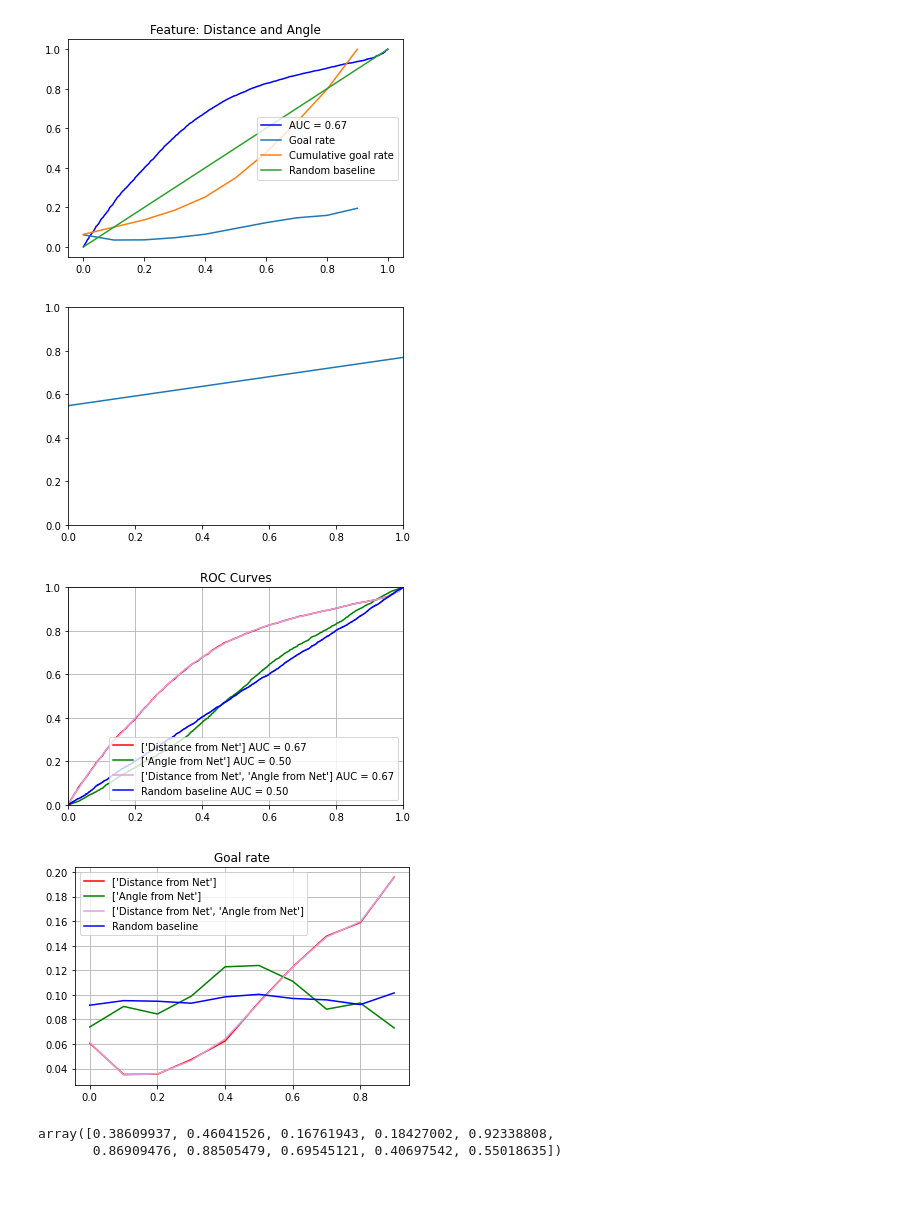
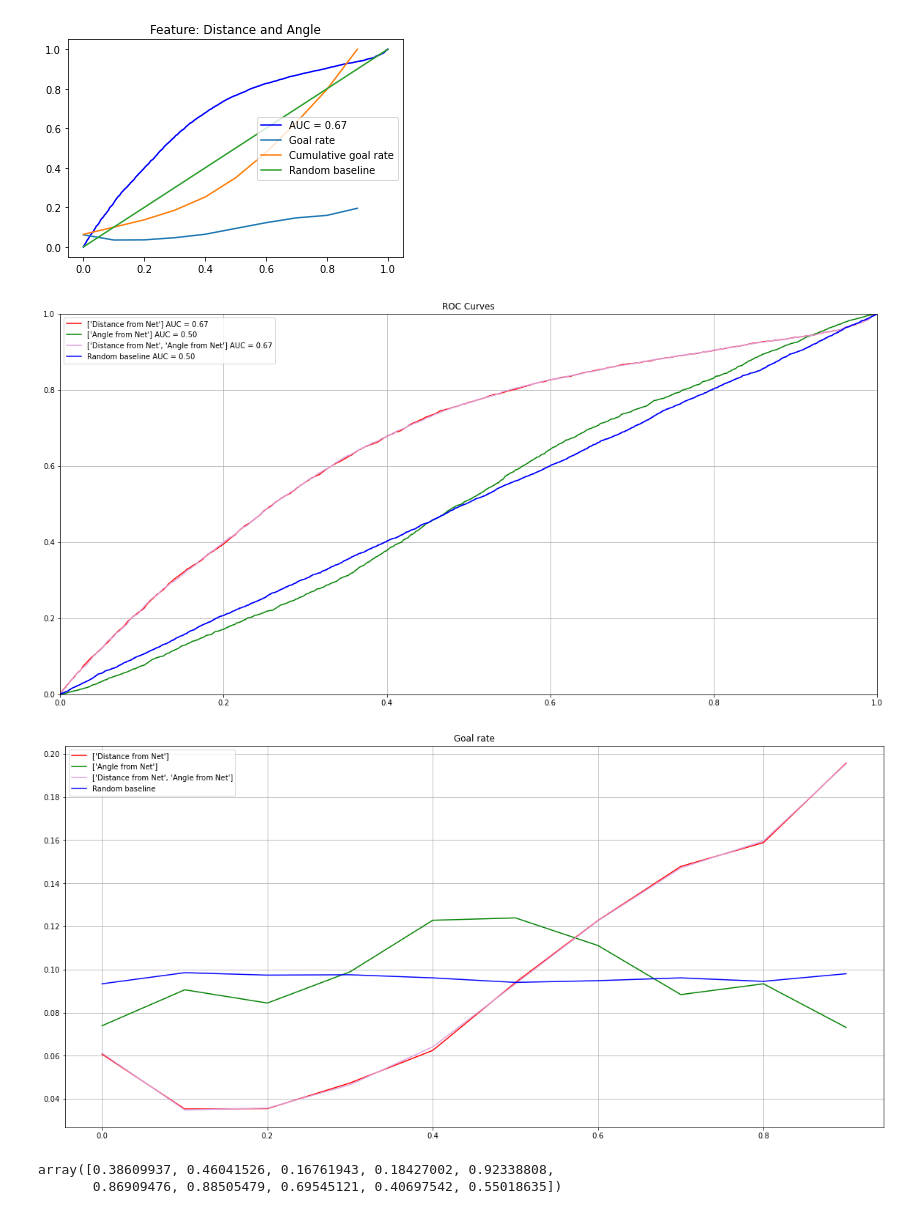
Before and after one commit to IreneZhou0129/IFT6758_m1, a Jupyter notebook: notebooks/m2_q3.ipynb, the cells around one changed output. Drawn from its saved outputs; the diff is of its cells as text; code cells hidden in the pictures.

```diff
--- a/notebooks/m2_q3.ipynb
+++ b/notebooks/m2_q3.ipynb
@@ -376,64 +366,51 @@ angle_only = logistic_reg(X, y, features=['Angle from Net'])
 both_features = logistic_reg(X, y, features=['Distance from Net', 'Angle from Net'])
 # %% [output]
 [figure]
-# %%
-# https://piazza.com/class/krgt4sfrgfp278?cid=216
-def plot_random_baseline():
-    data = np.random.uniform(0,1,100)
-
-    plt.plot(
-            data,
-            label='Random baseline')
-
-    plt.axis([0, 1, 0, 1])
-
-plot_random_baseline()
-# %% [output]
-[figure, removed]
 # %%
-feature_color_dict = {
-    1: [['Distance from Net'], 'r'],
-    2: [['Angle from Net'], 'g'],
-    3: [['Distance from Net', 'Angle from Net'], 'plum'],
-    4: ['Random baseline', 'b']
-    }
+def plot_roc(feature_color_dict):
+    fig = plt.figure(figsize=(20, 20))
+    gs = GridSpec(4, 2)
 
-def plot_roc(feature_color_dict):
+    ax_calibration_curve = fig.add_subplot(gs[:2, :2])
 
     for k,v in feature_color_dict.items():
 
         f = v[0]
         color = v[1]
 
         if f != 'Random baseline':
             probs = q3_2(X, y, f)
             is_goal = probs[:,1]
 
         # Random baseline
         else:
             is_goal = np.random.uniform(0,1,is_goal.shape[0])
 
         fpr, tpr, threshold = metrics.roc_curve(y_test, is_goal)
 
         roc_auc = metrics.auc(fpr, tpr)
 
         plt.plot(
             fpr,
             tpr,
             color = color,
             label = f'{f} '+'AUC = %0.2f' % roc_auc)
 
     plt.axis([0, 1, 0, 1])
 
     plt.title('ROC Curves')
     plt.legend()
     plt.grid(True)
 
 plot_roc(feature_color_dict)
 # %% [output]
-[figure, old version]
+[figure, new version]
 # %%
 def plot_goal_rate(feature_color_dict):
+    fig = plt.figure(figsize=(20, 20))
+    gs = GridSpec(4, 2)
+
+    ax_calibration_curve = fig.add_subplot(gs[:2, :2])
 
     for k,v in feature_color_dict.items():
 
@@ -466,7 +443,7 @@ def plot_goal_rate(feature_color_dict):
 
 plot_goal_rate(feature_color_dict)
 # %% [output]
-[figure, old version]
+[figure, new version]
 # %%
 goal_prob = np.random.uniform(0,1,10)
 goal_prob
```
Also changed, not shown: parts of 11 cells of this notebook.
